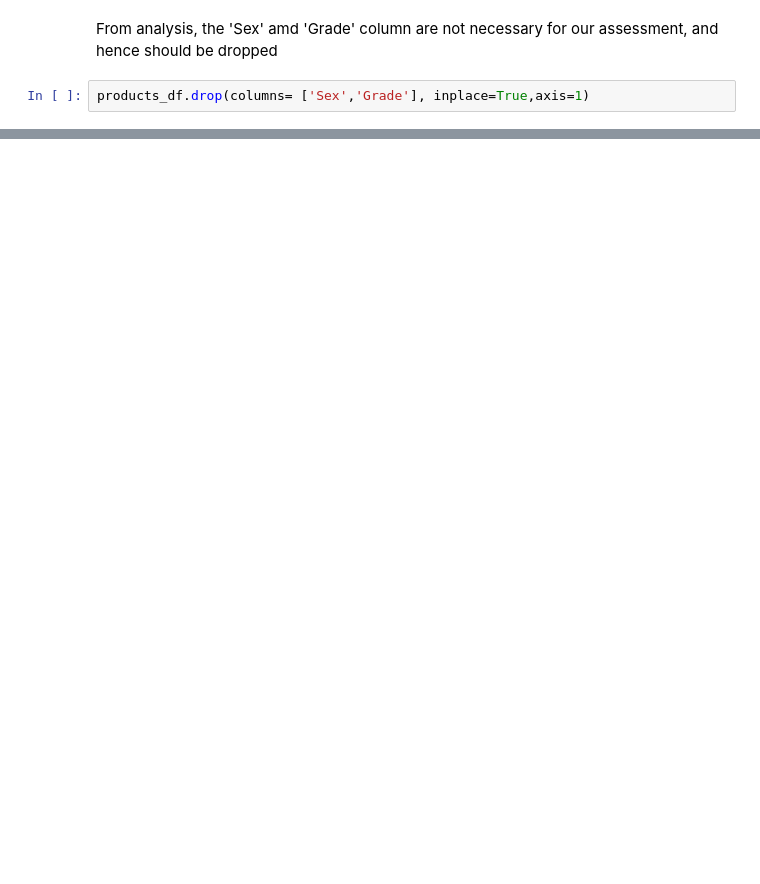
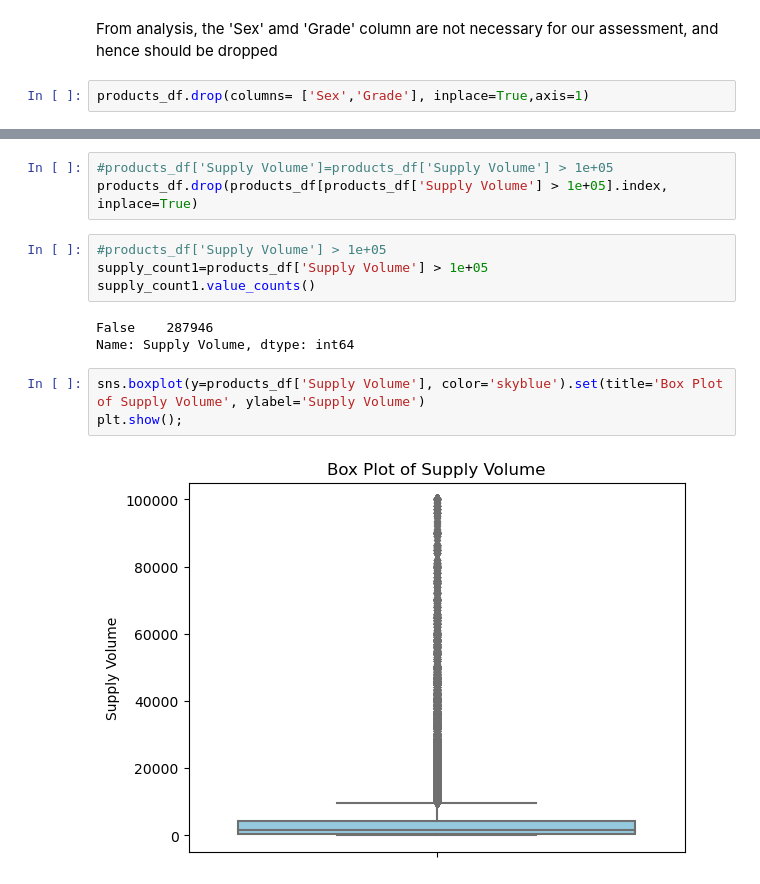
Before and after one commit to Logan-BCM/AgriPriceForecast-Kenya, a Jupyter notebook: Project.ipynb, the cells around one changed output, grey strips where cells are left out. Saved outputs shown, nothing was run; the diff lists cells and outputs as text; blank space fills up the shorter version.

```diff
--- a/Project.ipynb
+++ b/Project.ipynb
@@ -521,0 +572,15 @@ products_df.head()
+# %%
+#products_df['Supply Volume']=products_df['Supply Volume'] > 1e+05
+products_df.drop(products_df[products_df['Supply Volume'] > 1e+05].index, inplace=True)
+# %%
+#products_df['Supply Volume'] > 1e+05
+supply_count1=products_df['Supply Volume'] > 1e+05
+supply_count1.value_counts()
+# %% [output]
+False    287946
+Name: Supply Volume, dtype: int64
+# %%
+sns.boxplot(y=products_df['Supply Volume'], color='skyblue').set(title='Box Plot of Supply Volume', ylabel='Supply Volume')
+plt.show();
+# %% [output]
+[figure, added]
```
Also changed, not shown: parts of 25 cells of this notebook.
